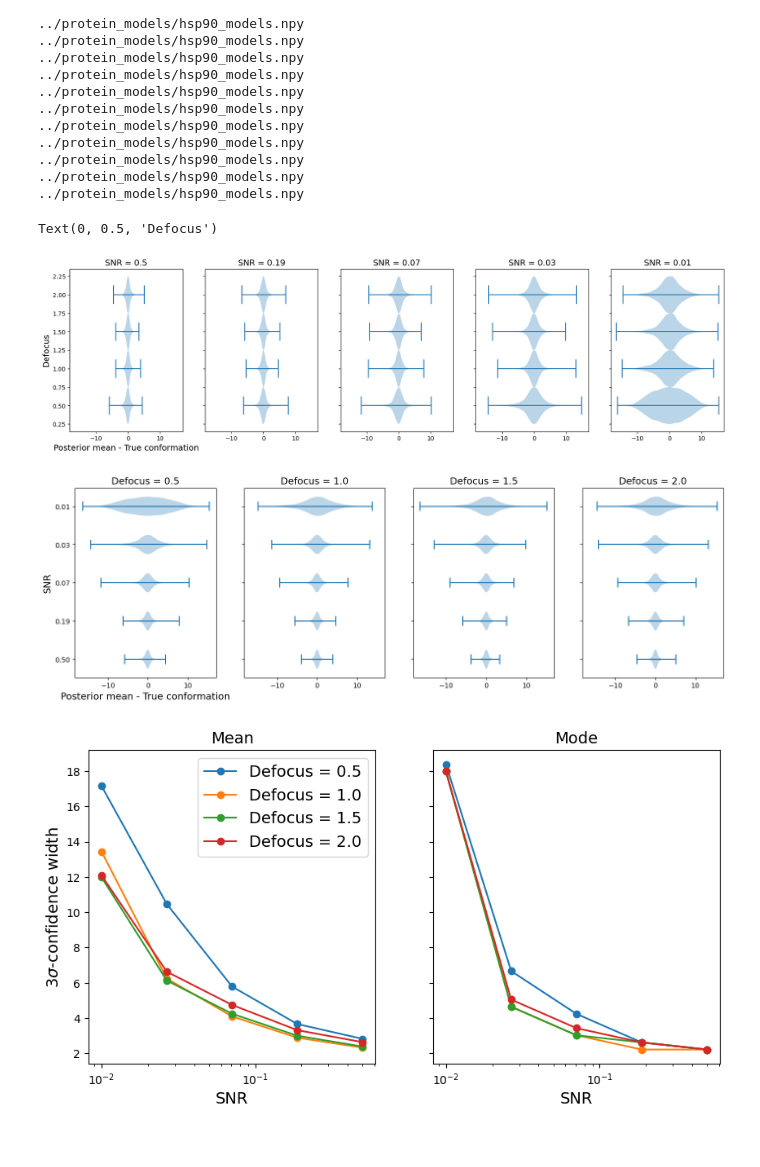
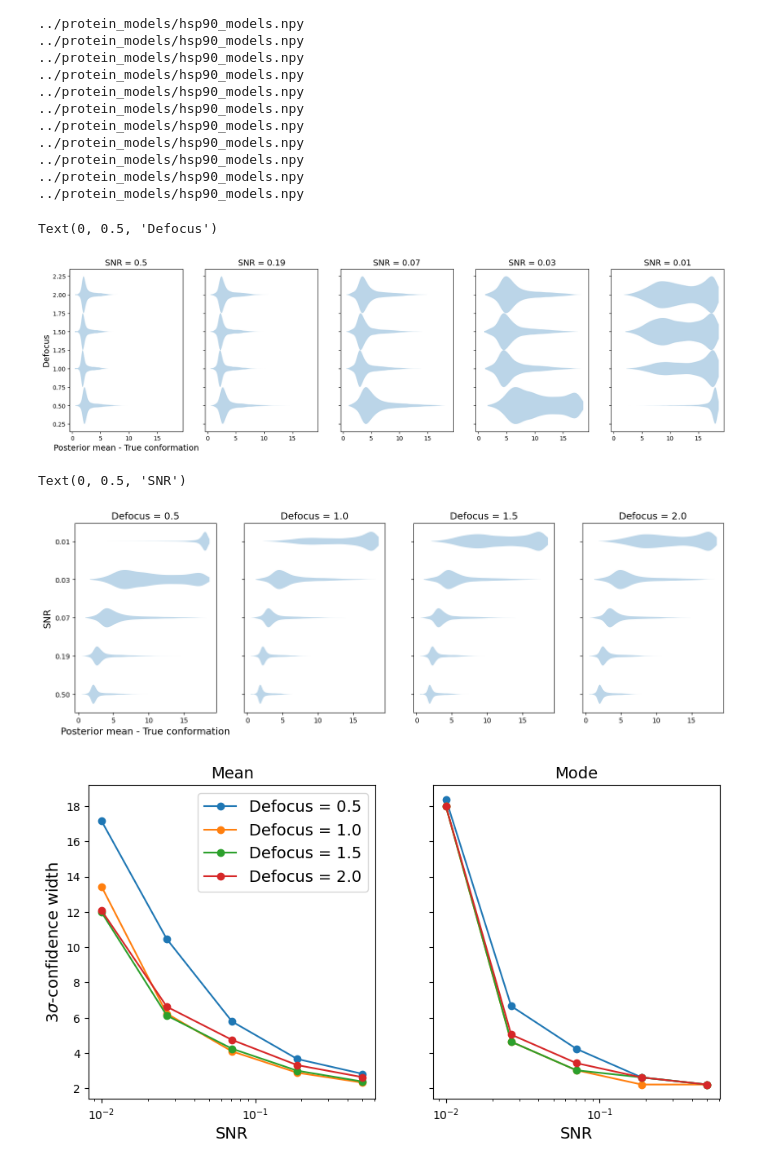
Before and after one commit to flatironinstitute/cryoSBI, a Jupyter notebook: notebooks/hsp90_analysis.ipynb, the cells around one changed output. Cells and saved outputs as stored; diff of their text form; code cells hidden in the pictures.

Commit message:
small changes to notebooks and config files

```diff
--- a/notebooks/hsp90_analysis.ipynb
+++ b/notebooks/hsp90_analysis.ipynb
@@ -36,7 +31,7 @@ def posterior_std_mean(image_params, estimator):
 
     num_samples_posterior = 50000
     batch_size_sampling = 100
-    num_samples_stats = 10000
+    num_samples_stats = 20000
 
     cryosbi = CryoEmSimulator(image_params)
     indices = priors.get_uniform_prior_1d(cryosbi.max_index).sample((num_samples_stats,))
@@ -62,6 +57,6 @@ def posterior_std_mean(image_params, estimator):
 # %%
 train_config = json.load(open(config_dir + "resnet18_encoder.json"))
 estimator = build_models.build_npe_flow_model(train_config)
-estimator.load_state_dict(torch.load(config_dir + "posterior_hsp90_ex.estimator"))
+estimator.load_state_dict(torch.load(config_dir + "posterior_hsp90.estimator"))
 estimator.cuda()
 estimator.eval();
@@ -94,19 +91,19 @@ for snr in np.logspace(np.log10(0.5), -2, 5):
 # %%
 fig, axes = plt.subplots(1, 5, figsize=(20, 5), sharex=True, sharey=True)
 for idx, snr in enumerate(np.logspace(np.log10(0.5), -2, 5)):
     data = []
     for defoc in np.linspace(0.5, 2, 4):
         mean_diff, confidence = torch.load(f'stats_snr={round(snr, 2)}_defocus={defoc}.pt')
-        data.append(mean_diff)
-    axes[idx].violinplot(data, positions=np.linspace(0.5, 2, 4), vert=False)
+        data.append(confidence)
+    axes[idx].violinplot(data, positions=np.linspace(0.5, 2, 4), vert=False, showextrema=False, widths=0.5)
     axes[idx].set_title(f'SNR = {round(snr, 2)}', fontsize=14)
 #axes[0].set_xlabel(r'$3\sigma$-confidence width', fontsize=14)
 axes[0].set_xlabel(r'Posterior mean - True conformation', fontsize=14)
 axes[0].set_ylabel('Defocus', fontsize=14)
 #fig.savefig('../experiments/benchmark_hsp90/results/plots/SNR_DEFOCUS_VIOLIN_mean.pdf', dpi=500)
 # %% [output]
 Text(0, 0.5, 'Defocus')
-[figure, old version]
+[figure, new version]
 # %%
 labels = [f'{snr:.2f}' for snr in np.logspace(np.log10(0.5), -2, 5)]
 fig, axes = plt.subplots(1, 4, figsize=(17, 5), sharex=True, sharey=True)
@@ -114,8 +111,8 @@ for idx, defoc in enumerate(np.linspace(0.5, 2, 4)):
     data = []
     for snr in np.logspace(np.log10(0.5), -2, 5):
         mean_diff, confidence = torch.load(f'stats_snr={round(snr, 2)}_defocus={defoc}.pt')
-        data.append(mean_diff)
-    axes[idx].violinplot(data, vert=False)
+        data.append(confidence)
+    axes[idx].violinplot(data, vert=False, showextrema=False)
     if defoc == 0.5:
         axes[idx].set_yticks([1, 2, 3, 4, 5])
         axes[idx].set_yticklabels(labels)
@@ -125,7 +122,8 @@ axes[0].set_xlabel(r'Posterior mean - True conformation', fontsize=14)
 axes[0].set_ylabel('SNR', fontsize=14)
 #fig.savefig('../experiments/benchmark_hsp90/results/plots/DEFOCUS_SNR_VIOLIN_mean.pdf', dpi=500)
 # %% [output]
+Text(0, 0.5, 'SNR')
-[figure, old version]
+[figure, new version]
 # %%
 
 
```
Also changed, not shown: parts of 2 cells of this notebook, 31 other files.
